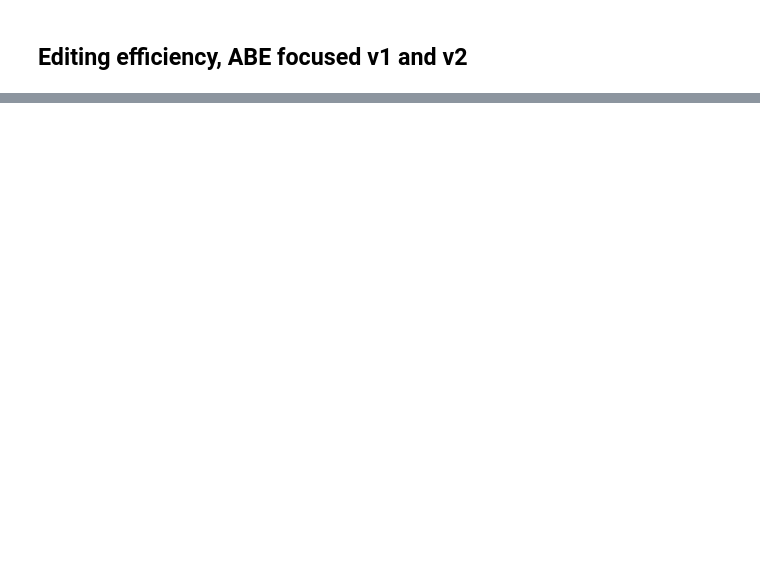
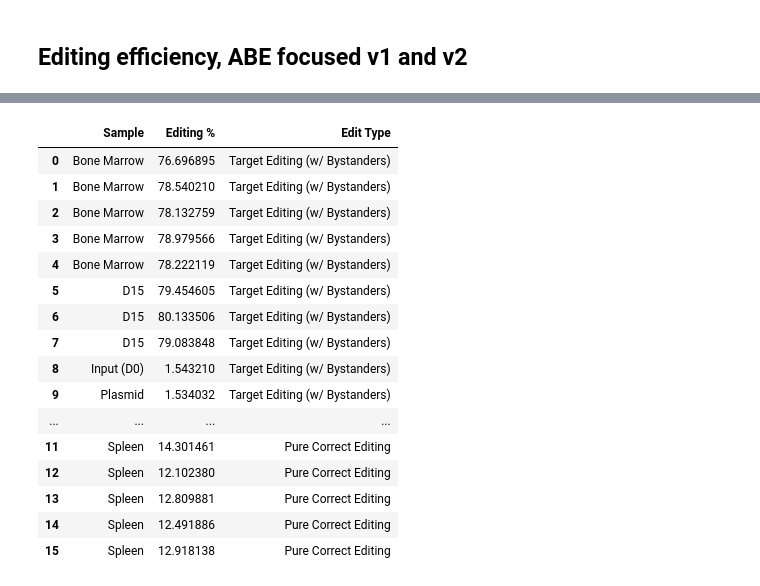
Before and after one commit to kexindon/B-ALL-in-vivo-base-editing, a Jupyter notebook: supplemental_focused_qc.ipynb, the cells around one changed output, grey strips where cells are left out. Cells and saved outputs as stored; diff of their text form; code cells hidden in the pictures; blank space fills up the shorter version.

```diff
--- a/supplemental_focused_qc.ipynb
+++ b/supplemental_focused_qc.ipynb
@@ -98,0 +251,20 @@ plt.show()
+# %%
+ABE_EPO_EDITING_V2
+# %% [output]
+|  | Sample | Editing % | Edit Type |
+| 0 | Bone Marrow | 76.696895 | Target Editing (w/ Bystanders) |
+| 1 | Bone Marrow | 78.540210 | Target Editing (w/ Bystanders) |
+| 2 | Bone Marrow | 78.132759 | Target Editing (w/ Bystanders) |
+| 3 | Bone Marrow | 78.979566 | Target Editing (w/ Bystanders) |
+| 4 | Bone Marrow | 78.222119 | Target Editing (w/ Bystanders) |
+| 5 | D15 | 79.454605 | Target Editing (w/ Bystanders) |
+| 6 | D15 | 80.133506 | Target Editing (w/ Bystanders) |
+| 7 | D15 | 79.083848 | Target Editing (w/ Bystanders) |
+| 8 | Input (D0) | 1.543210 | Target Editing (w/ Bystanders) |
+| 9 | Plasmid | 1.534032 | Target Editing (w/ Bystanders) |
+| ... | ... | ... | ... |
+| 11 | Spleen | 14.301461 | Pure Correct Editing |
+| 12 | Spleen | 12.102380 | Pure Correct Editing |
+| 13 | Spleen | 12.809881 | Pure Correct Editing |
+| 14 | Spleen | 12.491886 | Pure Correct Editing |
+| 15 | Spleen | 12.918138 | Pure Correct Editing |
```
Also changed, not shown: parts of 20 cells of this notebook, 2 other files.
